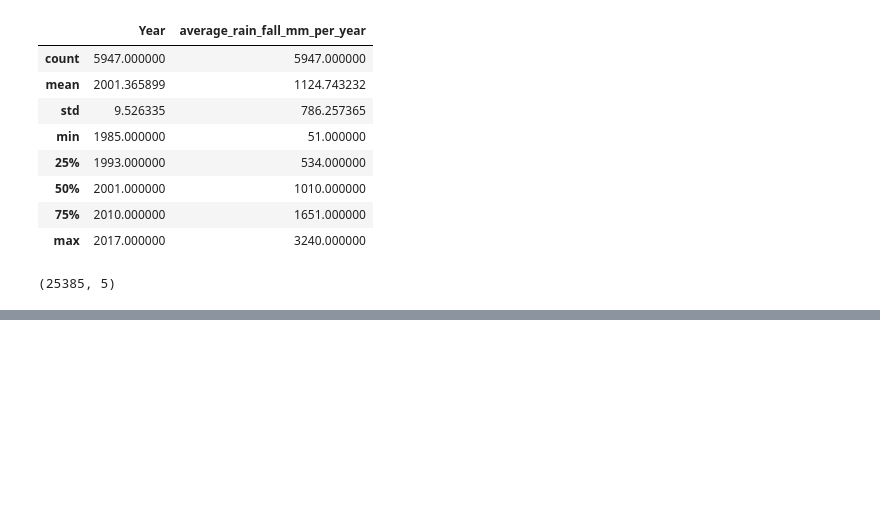
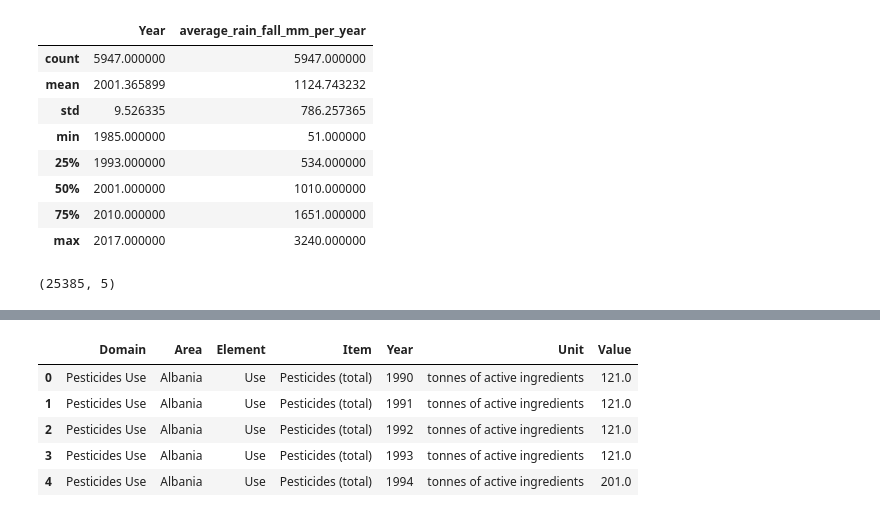
Before and after one commit to ryukirisame/crop-yield-prediction, a Jupyter notebook: crop yield predict.ipynb, the cells around one changed output, grey strips where cells are left out. Cells and saved outputs as stored; diff of their text form; code cells hidden in the pictures; blank space fills up the shorter version.

```diff
--- a/crop yield predict.ipynb
+++ b/crop yield predict.ipynb
@@ -151,0 +173,11 @@ yield_df.shape
+# %%
+# now working on pesticides data
+df_pes = pd.read_csv('pesticides.csv')
+df_pes.head()
+# %% [output]
+|  | Domain | Area | Element | Item | Year | Unit | Value |
+| 0 | Pesticides Use | Albania | Use | Pesticides (total) | 1990 | tonnes of active ingredients | 121.0 |
+| 1 | Pesticides Use | Albania | Use | Pesticides (total) | 1991 | tonnes of active ingredients | 121.0 |
+| 2 | Pesticides Use | Albania | Use | Pesticides (total) | 1992 | tonnes of active ingredients | 121.0 |
+| 3 | Pesticides Use | Albania | Use | Pesticides (total) | 1993 | tonnes of active ingredients | 121.0 |
+| 4 | Pesticides Use | Albania | Use | Pesticides (total) | 1994 | tonnes of active ingredients | 201.0 |
```
Also changed, not shown: parts of 21 cells of this notebook.
